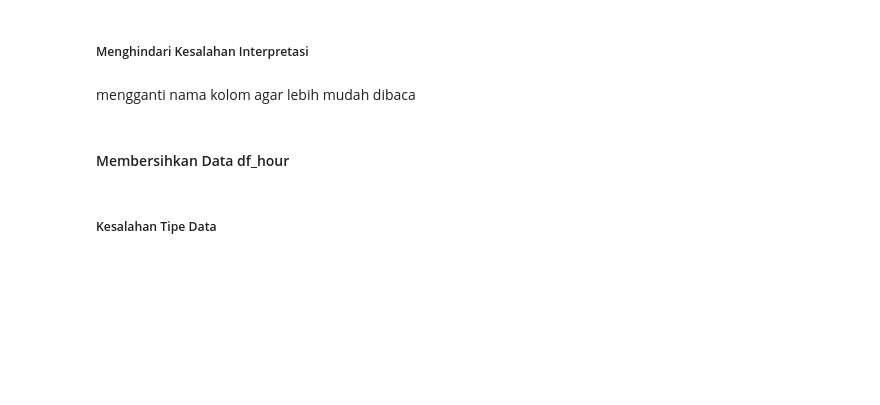
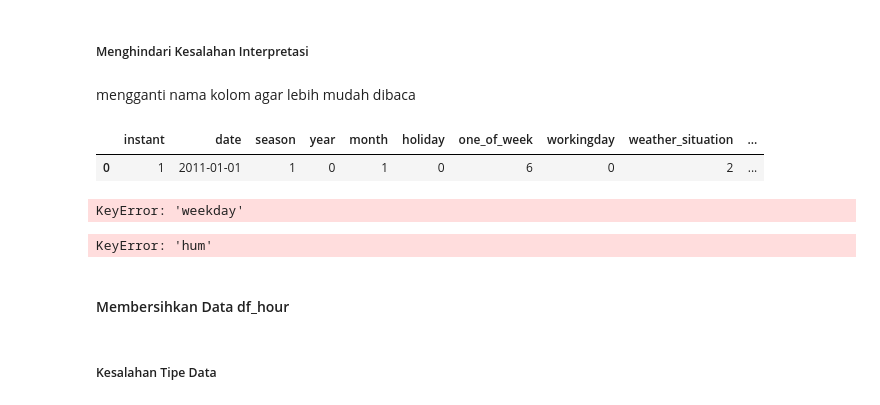
Before and after one commit to alouvre/BADDP_DicodingSubmission_ProyekAnalisisData, a Jupyter notebook: notebook.ipynb, the cells around one changed output. Cells and saved outputs as stored; diff of their text form; code cells hidden in the pictures; blank space fills up the shorter version.

```diff
--- a/notebook.ipynb
+++ b/notebook.ipynb
@@ -246,9 +246,14 @@ memory usage: 58.0 KB
 # %% [markdown]
 mengganti nama kolom agar lebih mudah dibaca
 # %%
-df_day.rename(columns={'yr':'year','mnth':'month','weekday':'one_of_week',
+df_day.rename(columns={'dteday':'date','yr':'year','mnth':'month','weekday':'one_of_week',
                        'weathersit':'weather_situation', 'windspeed':'wind_speed',
                        'cnt':'count_cr','hum':'humidity'},inplace=True)
+# %%
+df_day.head(1)
+# %% [output]
+|  | instant | date | season | year | month | holiday | one_of_week | workingday | weather_situation | ... |
+| 0 | 1 | 2011-01-01 | 1 | 0 | 1 | 0 | 6 | 0 | 2 | ... |
 # %%
 # Musim
 season_labels = {1: 'Spring', 2: 'Summer', 3: 'Fall', 4: 'Winter'}
@@ -256,16 +261,15 @@ df_day['season'] = df_day['season'].map(season_labels)
 
 # Tahun
 year_labels = {0: '2011', 1: '2012'}
-df_day['yr'] = df_day['yr'].map(year_labels)
+df_day['year'] = df_day['year'].map(year_labels)
 
 # Bulan
-month_labels = {1: 'Jan', 2: 'Feb', 3: 'Mar', 4: 'Apr', 5: 'Mei', 6: 'Jun',
-                7: 'Jul', 8: 'Agu', 9: 'Sep', 10: 'Okt', 11: 'Nov', 12: 'Des'}
-df_day['mnth'] = df_day['mnth'].map(month_labels)
+month_labels = {1: 'Januari', 2: 'Februari', 3: 'Maret', 4: 'April', 5: 'Mei', 6: 'Juni',
+                7: 'Juli', 8: 'Agustus', 9: 'September', 10: 'Oktober', 11: 'November', 12: 'Dessember'}
+df_day['month'] = df_day['month'].map(month_labels)
 
 # Hari
-weekday_labels = {0: 'Minggu', 1: 'Senin', 2: 'Selasa', 3: 'Rabu',
-                  4: 'Kamis', 5: 'Jumat', 6: 'Sabtu'}
+weekday_labels = {0: 'Minggu', 1: 'Senin', 2: 'Selasa', 3: 'Rabu', 4: 'Kamis', 5: 'Jumat', 6: 'Sabtu'}
 df_day['weekday'] = df_day['weekday'].map(weekday_labels)
 
 # Hari Kerja
@@ -278,12 +282,16 @@ df_day['holiday'] = df_day['holiday'].map(holiday_labels)
 
 # Kondisi Cuaca
 weathersit_labels = {1: 'Cerah', 2: 'Mendung', 3: 'Hujan Ringan', 4: 'Hujan Lebat'}
-df_day['weathersit'] = df_day['weathersit'].map(weathersit_labels)
+df_day['weather_situation'] = df_day['weather_situation'].map(weathersit_labels)
+# %% [output]
+KeyError: 'weekday'
 # %%
-df_day['temp'] = (df_day['temp']) * 41               # Suhu asli dalam derajat C
-df_day['atemp'] = (df_day['atemp']) * 50             # Suhu terasa dalam derajat C
-df_day['hum'] = (df_day['hum']) * 100                # Kelembaban dalam %
-df_day['windspeed'] = (df_day['windspeed']) * 67     # Kecepatan angin dalam km/h
+df_day['temp'] = (df_day['temp']) * 41                 # Suhu asli dalam derajat C
+df_day['atemp'] = (df_day['atemp']) * 50               # Suhu terasa dalam derajat C
+df_day['hum'] = (df_day['hum']) * 100                  # Kelembaban dalam %
+df_day['wind_speed'] = (df_day['wind_speed']) * 67     # Kecepatan angin dalam km/h
+# %% [output]
+KeyError: 'hum'
 # %% [markdown]
 #### Membersihkan Data df_hour
 # %% [markdown]
```
Also changed, not shown: 1 other file.
